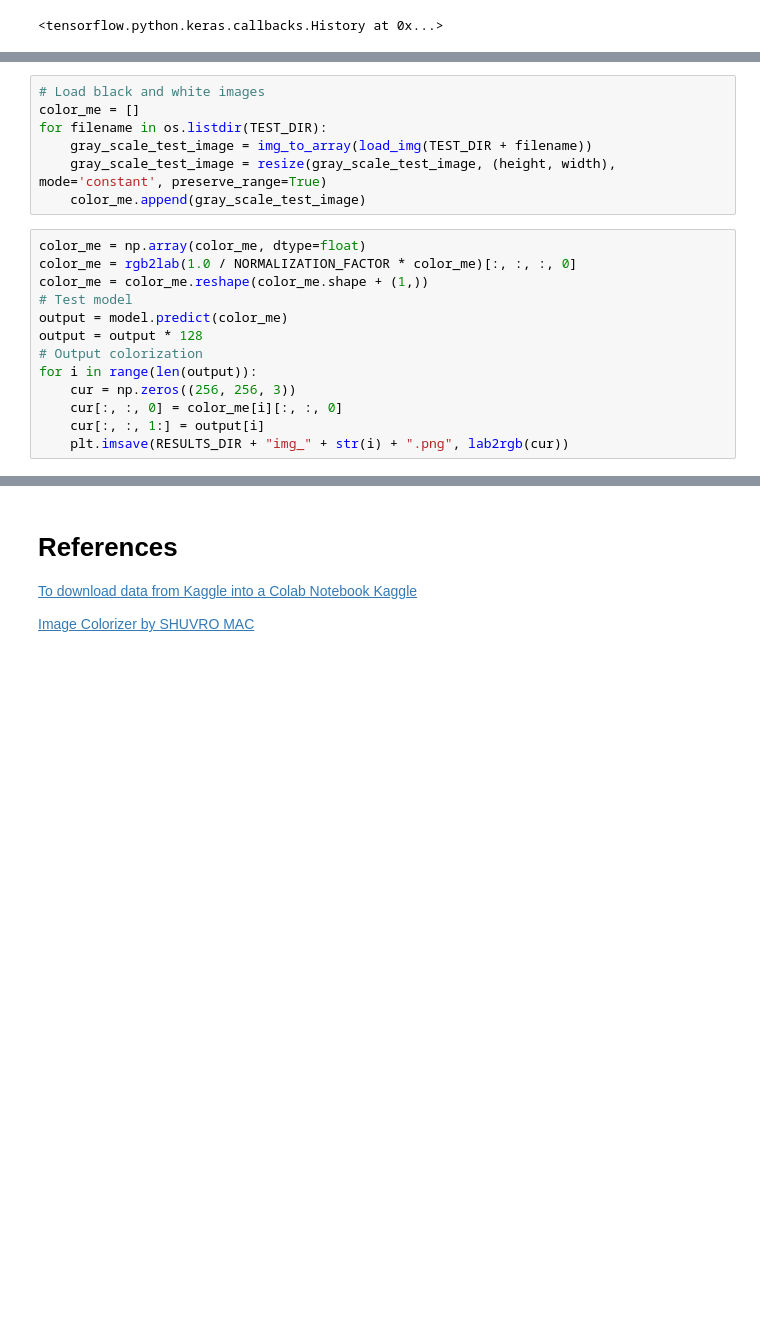
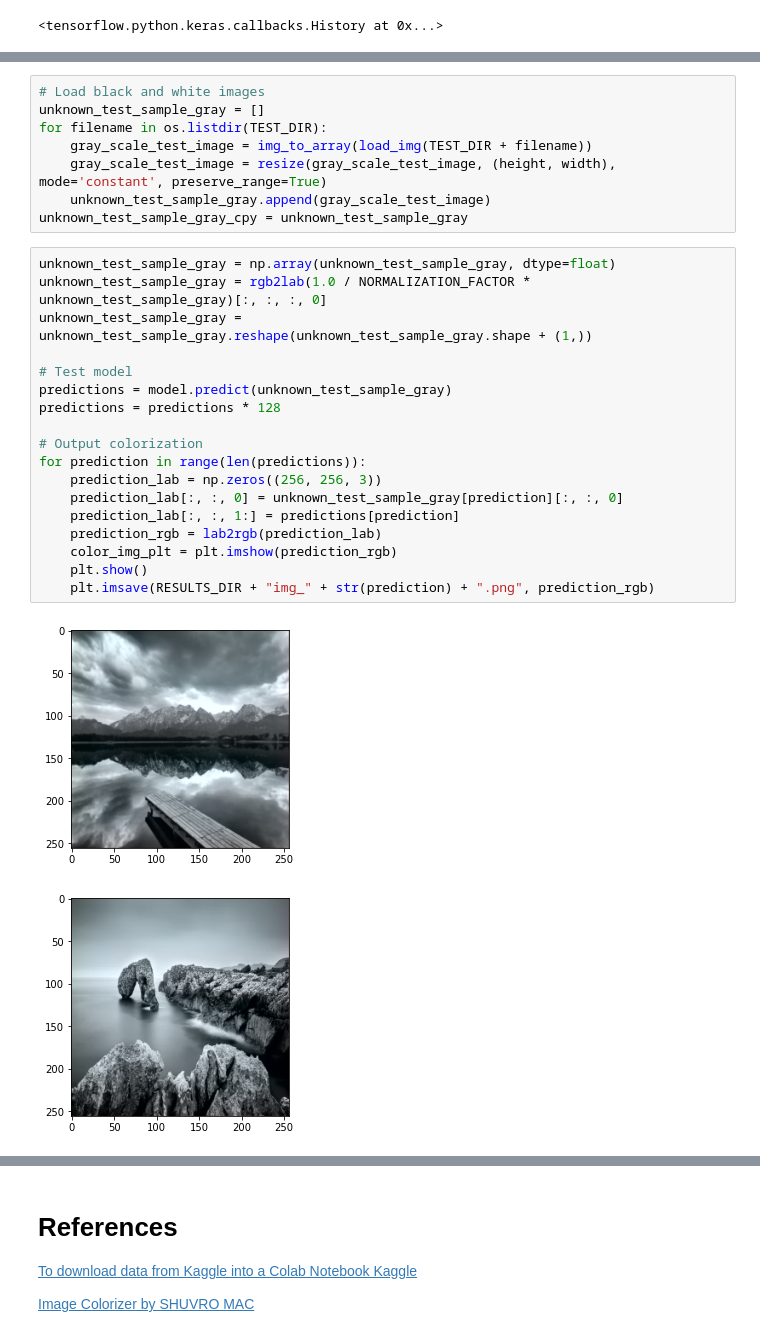
Before and after one commit to VighneshS/neura_colorizer, a Jupyter notebook: Neura_colorizer.ipynb, the cells around one changed output, grey strips where cells are left out. Cells and saved outputs as stored; diff of their text form; blank space fills up the shorter version.

```diff
--- a/Neura_colorizer.ipynb
+++ b/Neura_colorizer.ipynb
@@ -275,21 +309,30 @@ print(model.evaluate(validation_input_gray_lab, validation_output_rgb_lab, batch
 0.01349937915802002
 # %%
 # Load black and white images
-color_me = []
+unknown_test_sample_gray = []
 for filename in os.listdir(TEST_DIR):
     gray_scale_test_image = img_to_array(load_img(TEST_DIR + filename))
     gray_scale_test_image = resize(gray_scale_test_image, (height, width), mode='constant', preserve_range=True)
-    color_me.append(gray_scale_test_image)
+    unknown_test_sample_gray.append(gray_scale_test_image)
+unknown_test_sample_gray_cpy = unknown_test_sample_gray
 # %%
-color_me = np.array(color_me, dtype=float)
-color_me = rgb2lab(1.0 / NORMALIZATION_FACTOR * color_me)[:, :, :, 0]
-color_me = color_me.reshape(color_me.shape + (1,))
+unknown_test_sample_gray = np.array(unknown_test_sample_gray, dtype=float)
+unknown_test_sample_gray = rgb2lab(1.0 / NORMALIZATION_FACTOR * unknown_test_sample_gray)[:, :, :, 0]
+unknown_test_sample_gray = unknown_test_sample_gray.reshape(unknown_test_sample_gray.shape + (1,))
+
 # Test model
-output = model.predict(color_me)
-output = output * 128
+predictions = model.predict(unknown_test_sample_gray)
+predictions = predictions * 128
+
 # Output colorization
-for i in range(len(output)):
-    cur = np.zeros((256, 256, 3))
-    cur[:, :, 0] = color_me[i][:, :, 0]
-    cur[:, :, 1:] = output[i]
-    plt.imsave(RESULTS_DIR + "img_" + str(i) + ".png", lab2rgb(cur))
+for prediction in range(len(predictions)):
+    prediction_lab = np.zeros((256, 256, 3))
+    prediction_lab[:, :, 0] = unknown_test_sample_gray[prediction][:, :, 0]
+    prediction_lab[:, :, 1:] = predictions[prediction]
+    prediction_rgb = lab2rgb(prediction_lab)
+    color_img_plt = plt.imshow(prediction_rgb)
+    plt.show()
+    plt.imsave(RESULTS_DIR + "img_" + str(prediction) + ".png", prediction_rgb)
+# %% [output]
+[figure, added]
+[figure, added]
```
Also changed, not shown: parts of 11 cells of this notebook, 3 other files.
